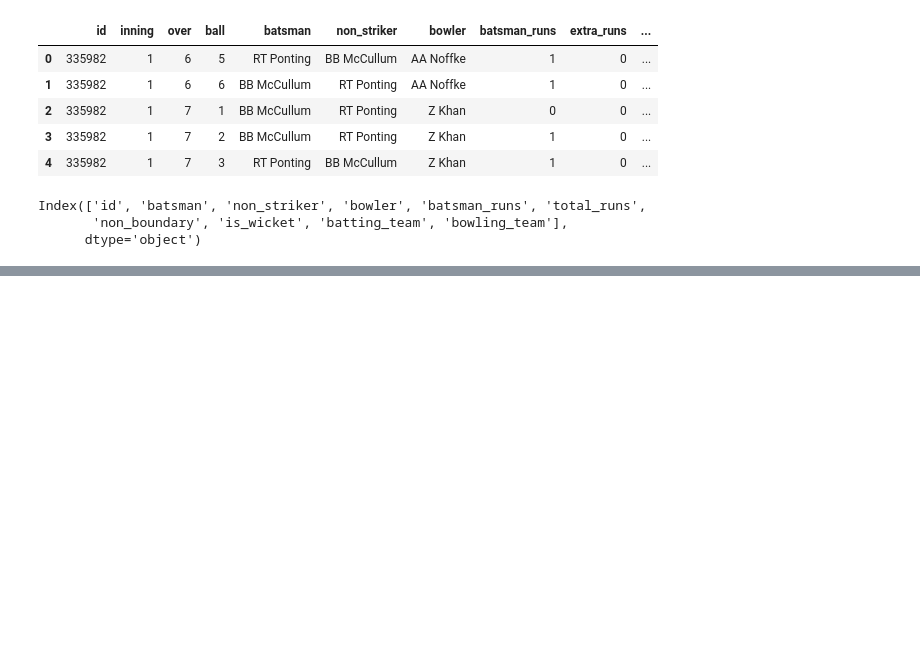
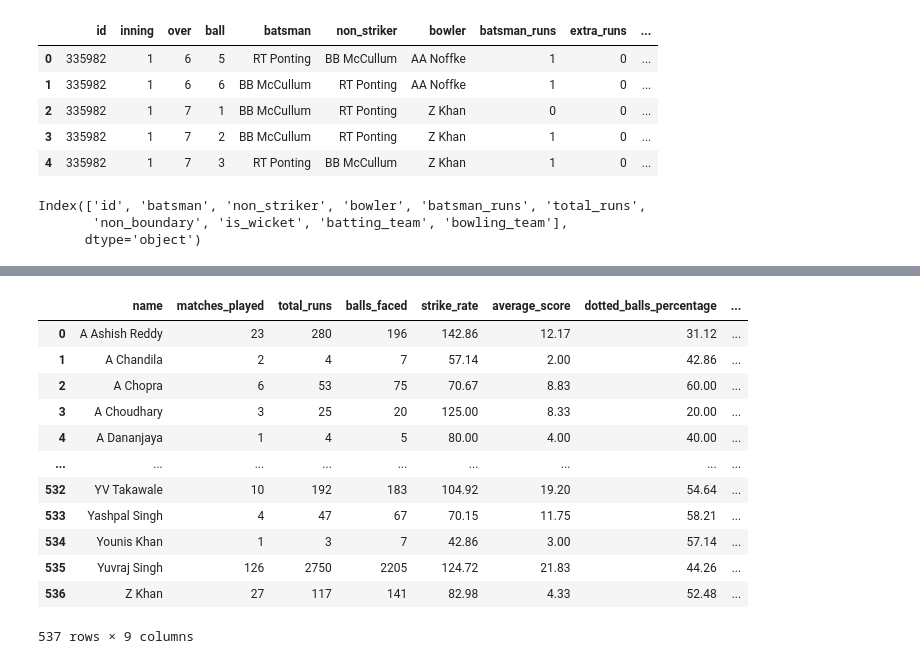
Before and after one commit to mohtashim0007/Machine-Learning-Projects, a Jupyter notebook: IPL_EDA_DashBoard.ipynb, the cells around one changed output, grey strips where cells are left out. Cells and saved outputs as stored; diff of their text form; code cells hidden in the pictures; blank space fills up the shorter version.

```diff
--- a/IPL_EDA_DashBoard.ipynb
+++ b/IPL_EDA_DashBoard.ipynb
@@ -347,0 +377,3 @@ temp8['batsman_runs'].sum()
+# %%
+average_score = round((total_runs/matches_played), 2)
+average_score
@@ -347,0 +417,3 @@ temp8['batsman_runs'].sum()
+# %%
+temp9 = df_ball.groupby('batsman')['batsman_runs'].sum()
+(temp9)
@@ -347,0 +452,3 @@ temp8['batsman_runs'].sum()
+# %%
+player_name_list = temp9.index.tolist()
+player_name_list
@@ -347,0 +473,29 @@ temp8['batsman_runs'].sum()
+# %%
+players_data_2d_list = []
+
+for name in player_name_list:
+  #print(name)
+  ret_data = players_stats(name)
+  players_data_2d_list.append(ret_data)
+# %%
+#creating dataframe for players statistics
+columns_names = ['name','matches_played', 'total_runs', 'balls_faced' ,'strike_rate', 'average_score','dotted_balls_percentage','fours', 'sixs']
+import pandas as pd
+
+players_stats_df = pd.DataFrame(data = players_data_2d_list, columns=columns_names)
+
+players_stats_df
+# %% [output]
+|  | name | matches_played | total_runs | balls_faced | strike_rate | average_score | dotted_balls_percentage | ... |
+| 0 | A Ashish Reddy | 23 | 280 | 196 | 142.86 | 12.17 | 31.12 | ... |
+| 1 | A Chandila | 2 | 4 | 7 | 57.14 | 2.00 | 42.86 | ... |
+| 2 | A Chopra | 6 | 53 | 75 | 70.67 | 8.83 | 60.00 | ... |
+| 3 | A Choudhary | 3 | 25 | 20 | 125.00 | 8.33 | 20.00 | ... |
+| 4 | A Dananjaya | 1 | 4 | 5 | 80.00 | 4.00 | 40.00 | ... |
+| ... | ... | ... | ... | ... | ... | ... | ... | ... |
+| 532 | YV Takawale | 10 | 192 | 183 | 104.92 | 19.20 | 54.64 | ... |
+| 533 | Yashpal Singh | 4 | 47 | 67 | 70.15 | 11.75 | 58.21 | ... |
+| 534 | Younis Khan | 1 | 3 | 7 | 42.86 | 3.00 | 57.14 | ... |
+| 535 | Yuvraj Singh | 126 | 2750 | 2205 | 124.72 | 21.83 | 44.26 | ... |
+| 536 | Z Khan | 27 | 117 | 141 | 82.98 | 4.33 | 52.48 | ... |
+537 rows × 9 columns
```
Also changed, not shown: parts of 40 cells of this notebook.
